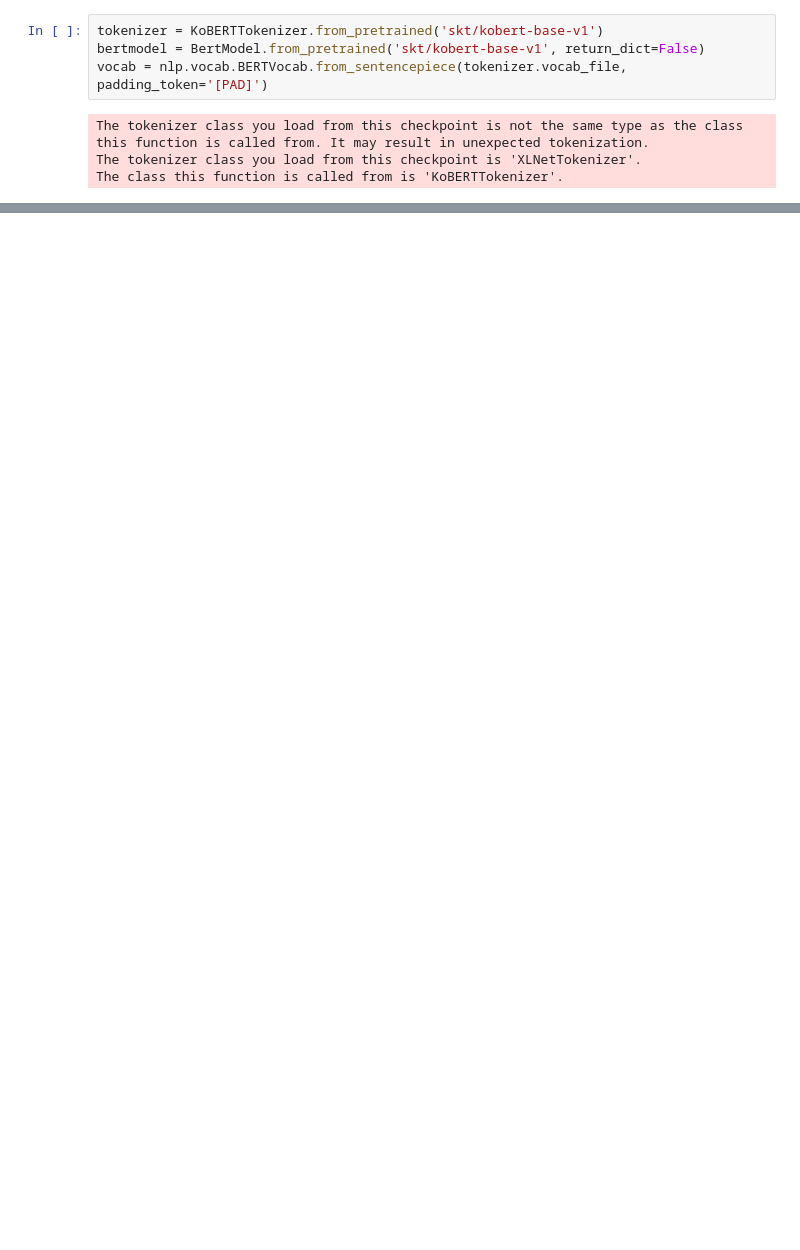
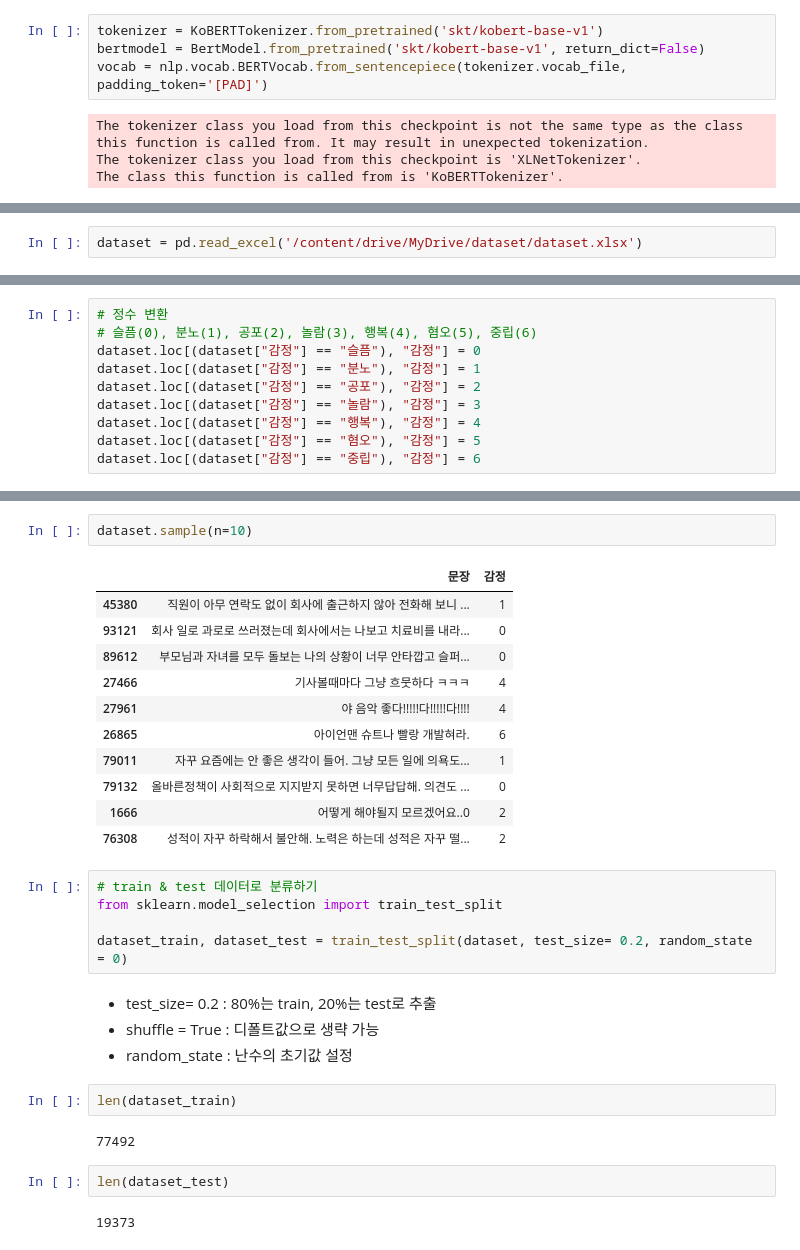
Before and after one commit to ITE-2023/KoBERT, a Jupyter notebook: KoBERT.ipynb, the cells around one changed output, grey strips where cells are left out. Saved outputs shown, nothing was run; the diff lists cells and outputs as text; blank space fills up the shorter version.

```diff
--- a/KoBERT.ipynb
+++ b/KoBERT.ipynb
@@ -169,0 +88,2 @@ The class this function is called from is 'KoBERTTokenizer'.
+# %%
+dataset = pd.read_excel('/content/drive/MyDrive/dataset/dataset.xlsx')
@@ -169,0 +110,10 @@ The class this function is called from is 'KoBERTTokenizer'.
+# %%
+# 정수 변환
+# 슬픔(0), 분노(1), 공포(2), 놀람(3), 행복(4), 혐오(5), 중립(6)
+dataset.loc[(dataset["감정"] == "슬픔"), "감정"] = 0
+dataset.loc[(dataset["감정"] == "분노"), "감정"] = 1
+dataset.loc[(dataset["감정"] == "공포"), "감정"] = 2
+dataset.loc[(dataset["감정"] == "놀람"), "감정"] = 3
+dataset.loc[(dataset["감정"] == "행복"), "감정"] = 4
+dataset.loc[(dataset["감정"] == "혐오"), "감정"] = 5
+dataset.loc[(dataset["감정"] == "중립"), "감정"] = 6
@@ -169,0 +131,31 @@ The class this function is called from is 'KoBERTTokenizer'.
+# %%
+dataset.sample(n=10)
+# %% [output]
+|  | 문장 | 감정 |
+| 45380 | 직원이 아무 연락도 없이 회사에 출근하지 않아 전화해 보니 ... | 1 |
+| 93121 | 회사 일로 과로로 쓰러졌는데 회사에서는 나보고 치료비를 내라... | 0 |
+| 89612 | 부모님과 자녀를 모두 돌보는 나의 상황이 너무 안타깝고 슬퍼... | 0 |
+| 27466 | 기사볼때마다 그냥 흐뭇하다 ㅋㅋㅋ | 4 |
+| 27961 | 야 음악 좋다!!!!!다!!!!!다!!!! | 4 |
+| 26865 | 아이언맨 슈트나 빨랑 개발혀라. | 6 |
+| 79011 | 자꾸 요즘에는 안 좋은 생각이 들어. 그냥 모든 일에 의욕도... | 1 |
+| 79132 | 올바른정책이 사회적으로 지지받지 못하면 너무답답해. 의견도 ... | 0 |
+| 1666 | 어떻게 해야될지 모르겠어요..0 | 2 |
+| 76308 | 성적이 자꾸 하락해서 불안해. 노력은 하는데 성적은 자꾸 떨... | 2 |
+# %%
+# train & test 데이터로 분류하기
+from sklearn.model_selection import train_test_split
+
+dataset_train, dataset_test = train_test_split(dataset, test_size= 0.2, random_state = 0)
+# %% [markdown]
+- test_size= 0.2 : 80%는 train, 20%는 test로 추출
+- shuffle = True : 디폴트값으로 생략 가능
+- random_state : 난수의 초기값 설정
+# %%
+len(dataset_train)
+# %% [output]
+77492
+# %%
+len(dataset_test)
+# %% [output]
+19373
```
Also changed, not shown: parts of 22 cells of this notebook.
